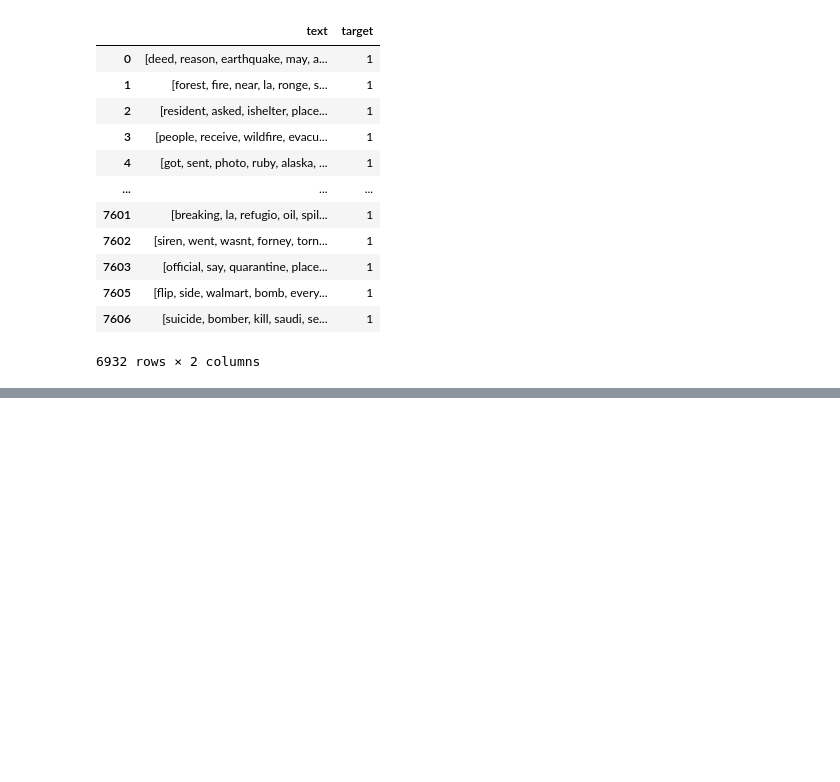
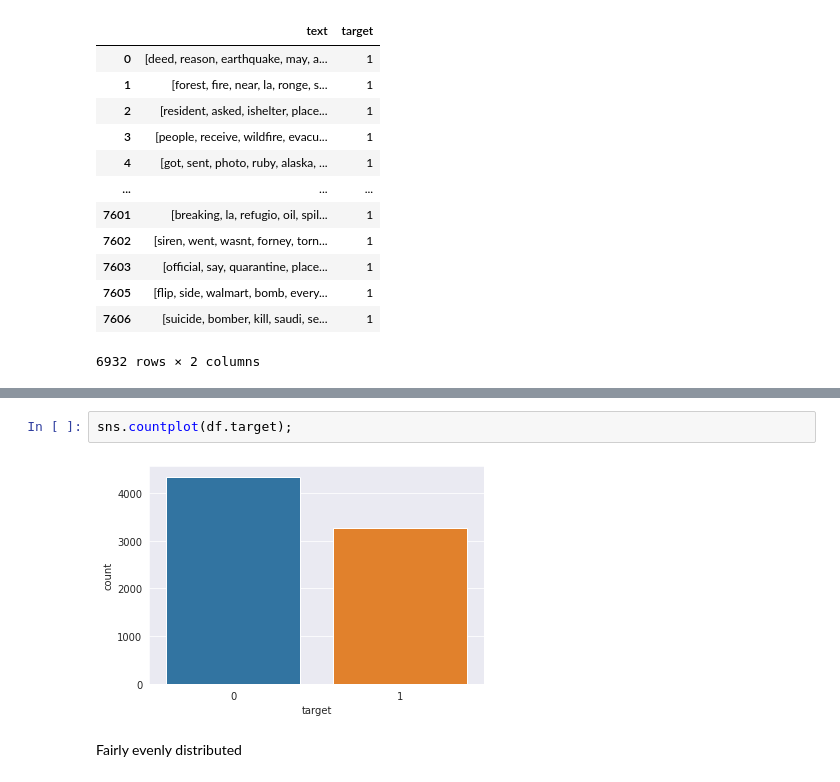
Before and after one commit to axiom9/WebScraping_and_NLP, a Jupyter notebook: NLP_Tasks.ipynb, the cells around one changed output, grey strips where cells are left out. Drawn from its saved outputs; the diff is of its cells as text; blank space fills up the shorter version.

```diff
--- a/NLP_Tasks.ipynb
+++ b/NLP_Tasks.ipynb
@@ -273,0 +300,6 @@ df2
+# %%
+sns.countplot(df.target);
+# %% [output]
+[figure, added]
+# %% [markdown]
+Fairly evenly distributed
```
Also changed, not shown: parts of 16 cells of this notebook.
